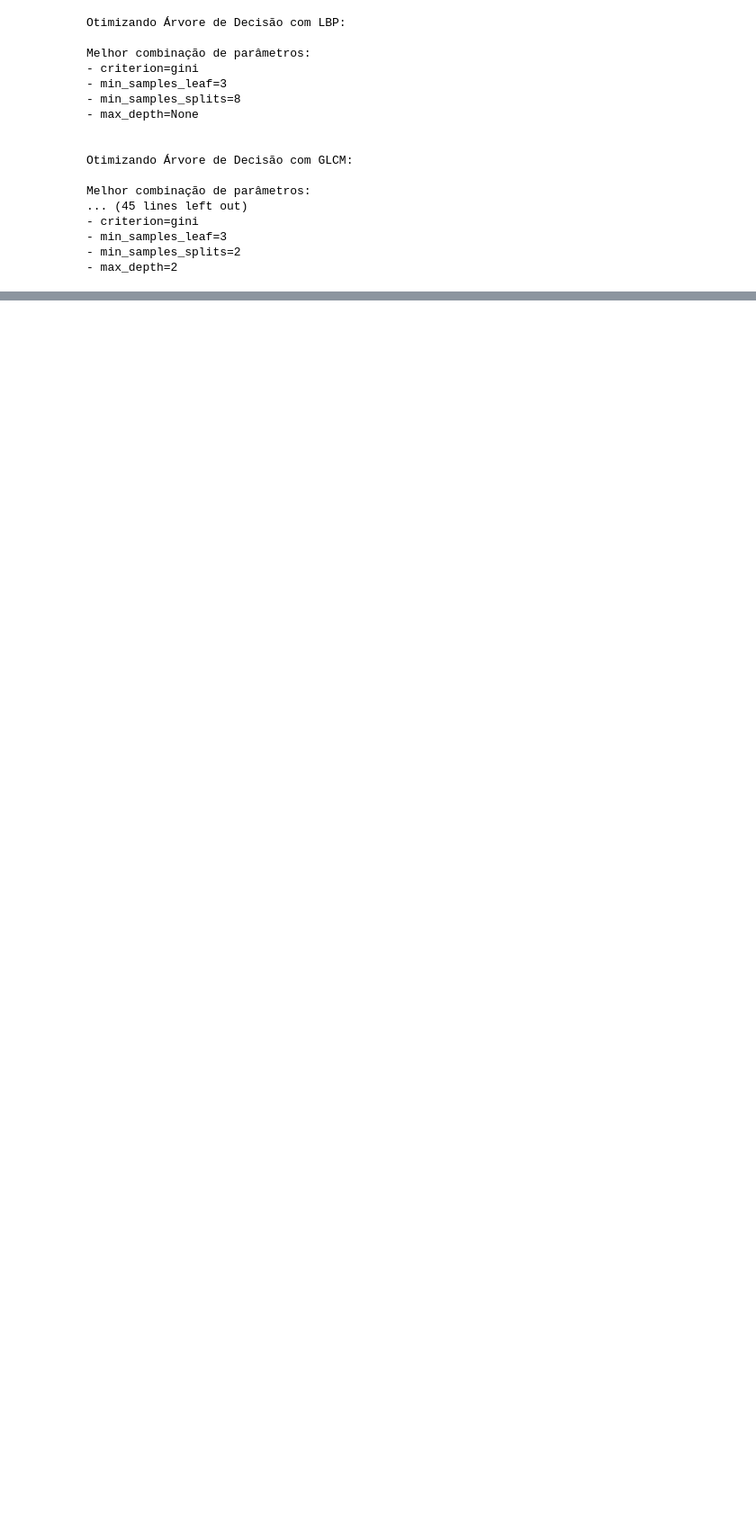
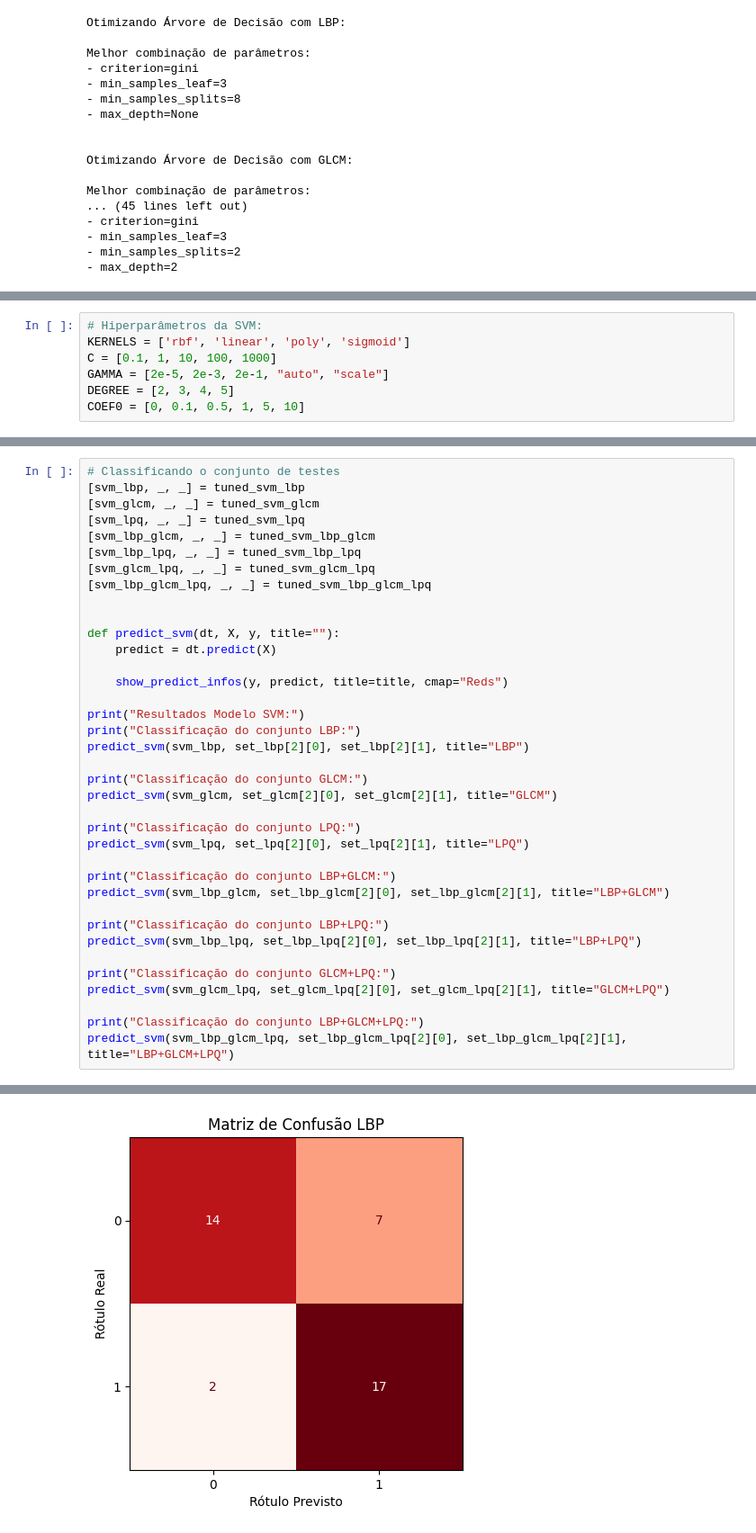
Before and after one commit to afmireski/images_classificator, a Jupyter notebook: main.ipynb, the cells around one changed output, grey strips where cells are left out. Shown: that part at 90% size. Cells and saved outputs as stored; diff of their text form; blank space fills up the shorter version.

```diff
--- a/main.ipynb
+++ b/main.ipynb
@@ -994,0 +999,7 @@ weighted avg       0.80      0.80      0.80        40
+# %%
+# Hiperparâmetros da SVM:
+KERNELS = ['rbf', 'linear', 'poly', 'sigmoid']
+C = [0.1, 1, 10, 100, 1000]
+GAMMA = [2e-5, 2e-3, 2e-1, "auto", "scale"]
+DEGREE = [2, 3, 4, 5]
+COEF0 = [0, 0.1, 0.5, 1, 5, 10]
@@ -994,0 +1188,38 @@ weighted avg       0.80      0.80      0.80        40
+# %%
+# Classificando o conjunto de testes
+[svm_lbp, _, _] = tuned_svm_lbp
+[svm_glcm, _, _] = tuned_svm_glcm
+[svm_lpq, _, _] = tuned_svm_lpq
+[svm_lbp_glcm, _, _] = tuned_svm_lbp_glcm
+[svm_lbp_lpq, _, _] = tuned_svm_lbp_lpq
+[svm_glcm_lpq, _, _] = tuned_svm_glcm_lpq
+[svm_lbp_glcm_lpq, _, _] = tuned_svm_lbp_glcm_lpq
+
+
+def predict_svm(dt, X, y, title=""):
+    predict = dt.predict(X)
+
+    show_predict_infos(y, predict, title=title, cmap="Reds")
+
+print("Resultados Modelo SVM:")
+print("Classificação do conjunto LBP:")
+predict_svm(svm_lbp, set_lbp[2][0], set_lbp[2][1], title="LBP")
+
+print("Classificação do conjunto GLCM:")
+predict_svm(svm_glcm, set_glcm[2][0], set_glcm[2][1], title="GLCM")
+
+print("Classificação do conjunto LPQ:")
+predict_svm(svm_lpq, set_lpq[2][0], set_lpq[2][1], title="LPQ")
+
+print("Classificação do conjunto LBP+GLCM:")
+predict_svm(svm_lbp_glcm, set_lbp_glcm[2][0], set_lbp_glcm[2][1], title="LBP+GLCM")
+
+print("Classificação do conjunto LBP+LPQ:")
+predict_svm(svm_lbp_lpq, set_lbp_lpq[2][0], set_lbp_lpq[2][1], title="LBP+LPQ")
+
+print("Classificação do conjunto GLCM+LPQ:")
+predict_svm(svm_glcm_lpq, set_glcm_lpq[2][0], set_glcm_lpq[2][1], title="GLCM+LPQ")
+
+print("Classificação do conjunto LBP+GLCM+LPQ:")
+predict_svm(svm_lbp_glcm_lpq, set_lbp_glcm_lpq[2][0], set_lbp_glcm_lpq[2][1], title="LBP+GLCM+LPQ")
+# %% [output]
@@ -994,0 +1237 @@ weighted avg       0.80      0.80      0.80        40
+[figure, added]
```
Also changed, not shown: parts of 10 cells of this notebook.
